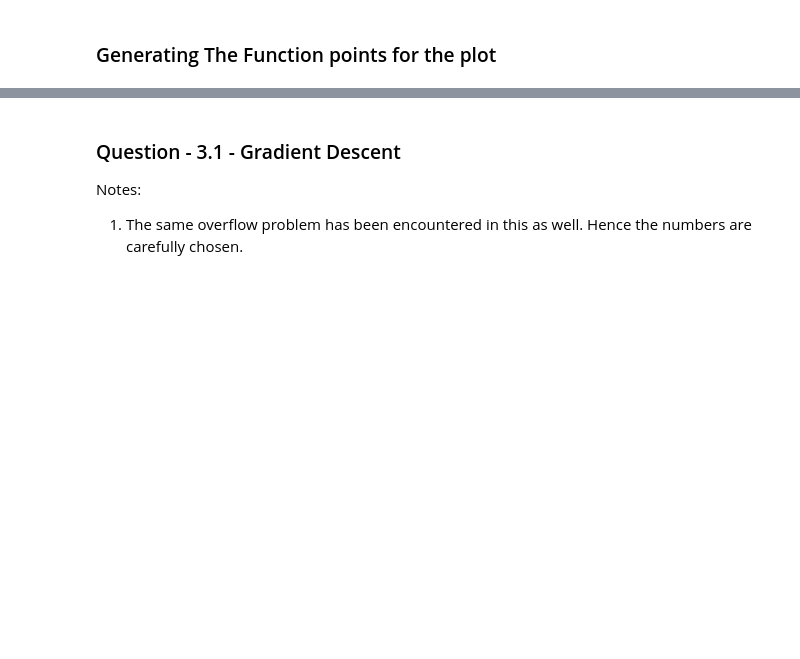
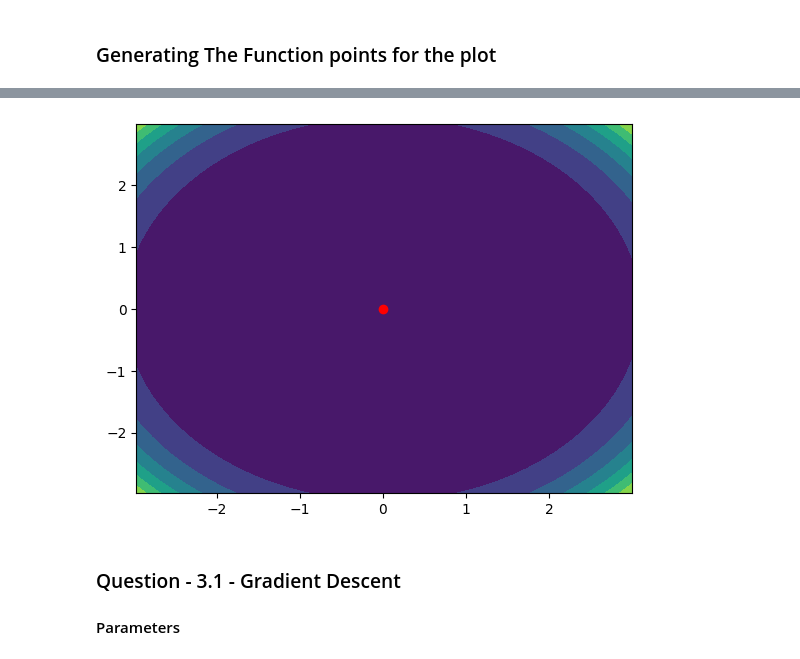
Before and after one commit to siddik11803-IIITH/Deep-Learning-Assignment-1, a Jupyter notebook: Question - 3/main.ipynb, the cells around one changed output, grey strips where cells are left out. Drawn from its saved outputs; the diff is of its cells as text; code cells hidden in the pictures; blank space fills up the shorter version.

```diff
--- a/Question - 3/main.ipynb
+++ b/Question - 3/main.ipynb
@@ -115,9 +117,11 @@ temp
 # %%
-# fig = plot.figure()
-# plot.plot(0, 0, 0, 'ro')
-# plot.tricontourf(list(temp['x']), list(temp['y']), list(temp['function']))
-# plot.savefig('./data.png')
-# plot.show()
+fig = plot.figure()
+plot.plot(0, 0, 0, 'ro')
+plot.tricontourf(list(temp['x']), list(temp['y']), list(temp['function']))
+plot.savefig('./contour_plot.png')
+plot.show()
+# %% [output]
+[figure, added]
 # %%
 def contour_plot(seq_1, loss_seq_1, ground_truth):
     fig = plot.figure()
@@ -131,10 +135,9 @@ def contour_plot(seq_1, loss_seq_1, ground_truth):
         plot.arrow(x=x[i], y =y[i], dx = x[i+1] - x[i], dy = y[i+1] - y[i], width=0.01)
     plot.tight_layout()
     plot.show()
-# %% [markdown]
-### Question - 3.1 - Gradient Descent
-Notes:
-1. The same overflow problem has been encountered in this as well. Hence the numbers are carefully chosen.
+# %% [markdown]
+### Question - 3.1 - Gradient Descent
+#### Parameters
 # %%
 epochs = 10000
 learning_rate = 0.001 # Is kind of safe learning rate
```
Also changed, not shown: parts of 23 cells of this notebook.
